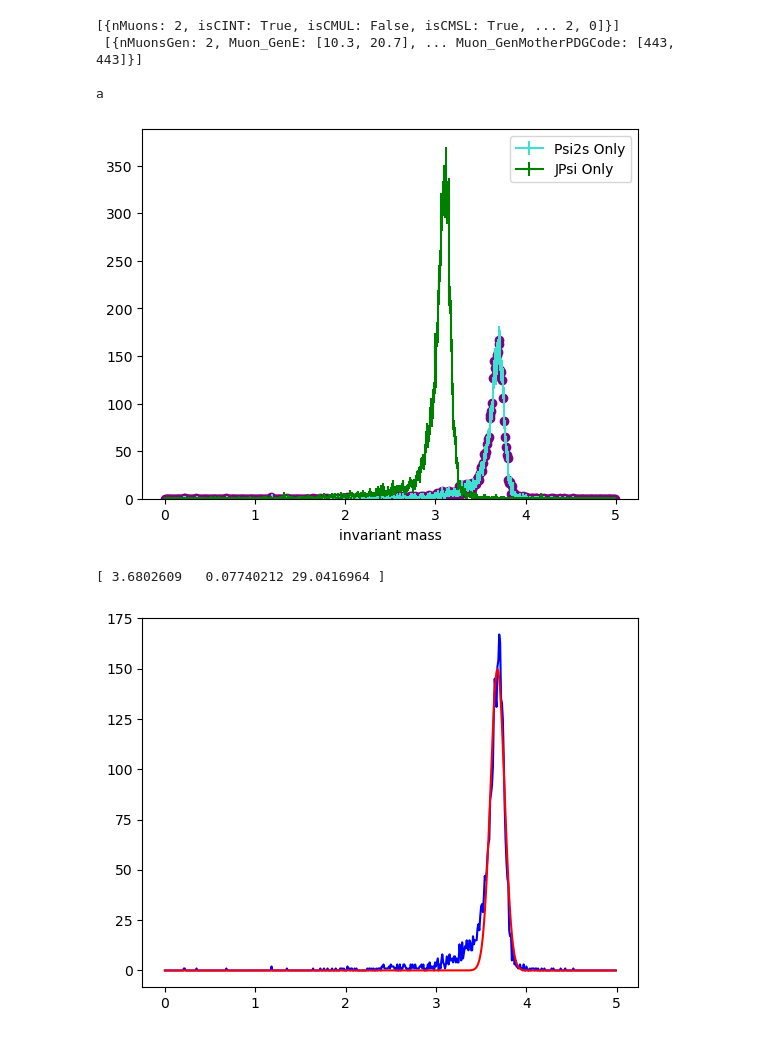
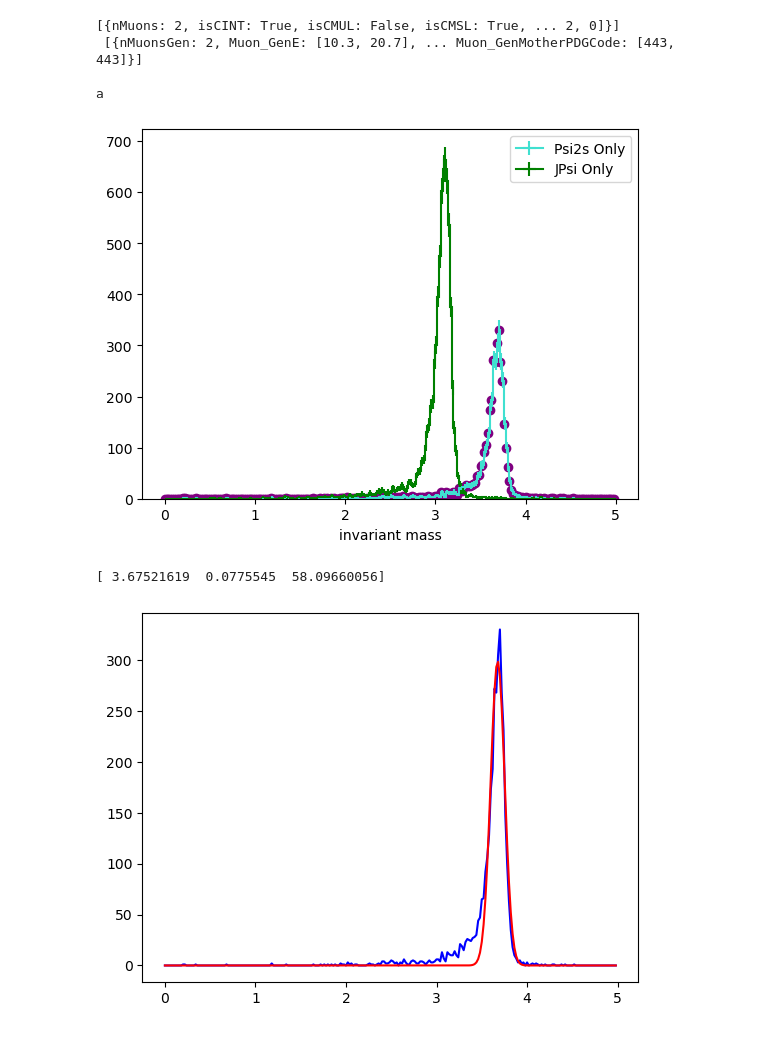
Before and after one commit to nantes-m2-rps-exp/qqbar2mumu-2022, a Jupyter notebook: notebooks/Test_Fit_All.ipynb, the cells around one changed output. Saved outputs shown, nothing was run; the diff lists cells and outputs as text; code cells hidden in the pictures.

```diff
--- a/notebooks/Test_Fit_All.ipynb
+++ b/notebooks/Test_Fit_All.ipynb
@@ -172,8 +185,8 @@ def scan(dataDescription1, dataDescription2,
             print(batch1[1], "\n", batch2[1])
 
 
-vhInvMass_Psi = hist.Hist(hist.axis.Regular(bins=500,start=0,stop=5,name='invariant mass'))
-vhInvMass_Jpsi = hist.Hist(hist.axis.Regular(bins=500,start=0,stop=5,name='invariant mass'))
+vhInvMass_Psi = hist.Hist(hist.axis.Regular(bins=250,start=0,stop=5,name='invariant mass'))
+vhInvMass_Jpsi = hist.Hist(hist.axis.Regular(bins=250,start=0,stop=5,name='invariant mass'))
 
 scan(dataDescription1=f"{BASEDIR}/run291694.{DATATYPE}.root:eventsTree",
      dataDescription2=f"{BASEDIR}/run291694.{DATATYPE}.root:genTree",
@@ -184,35 +197,35 @@ scan(dataDescription1=f"{BASEDIR}/run291694.{DATATYPE}.root:eventsTree",
 x_data=[]
 y_data_Psi=[]
 y_data_Jpsi = []
 
 #print(vhInvMass)
 #print(vhInvMass[22])
 
-for i in range(0,5000,10):
+for i in range(0,5000,20):
     x_data.append(i/1000)
 #print(x_data)
 
 
 for i in vhInvMass_Psi:
       y_data_Psi.append(i)
 #print(y_data)
 
 for i in vhInvMass_Jpsi:
       y_data_Jpsi.append(i)
 #print(y_data)
 
 #plt.plot(x_data,y_data,'g')
 vhInvMass_Psi.plot(color="turquoise", label="Psi2s Only")
 vhInvMass_Jpsi.plot(color="green", label = "JPsi Only")
 plt.scatter(x_data,y_data_Psi, color="purple")
 plt.legend()
 plt.show()
 # %% [output]
 [{nMuons: 2, isCINT: True, isCMUL: False, isCMSL: True, ... 2, 0]}]
  [{nMuonsGen: 2, Muon_GenE: [10.3, 20.7], ... Muon_GenMotherPDGCode: [443, 443]}]
 
 a
-[figure, old version]
+[figure, new version]
 # %%
 #fit avec gaussienne sur Psi
 popt_gauss_Psi, pcov_gauss_Psi = curve_fit(gauss, x_data, y_data_Psi, p0=[3.5,0.1,1])
@@ -225,8 +238,8 @@ plt.plot(x_data,y_data_Psi,'b')
 plt.plot(x_data,y_data_fit_gauss_Psi,'r')
 plt.show()
 # %% [output]
-[ 3.6802609   0.07740212 29.0416964 ]
+[ 3.67521619  0.0775545  58.09660056]
-[figure, old version]
+[figure, new version]
 # %%
 #fit avec crystall ball 2
 #CrystalBall2(x, mu, sigma, alpha, alpha1, n, nbis, N)
```
Also changed, not shown: parts of 8 cells of this notebook, 4 other files.
